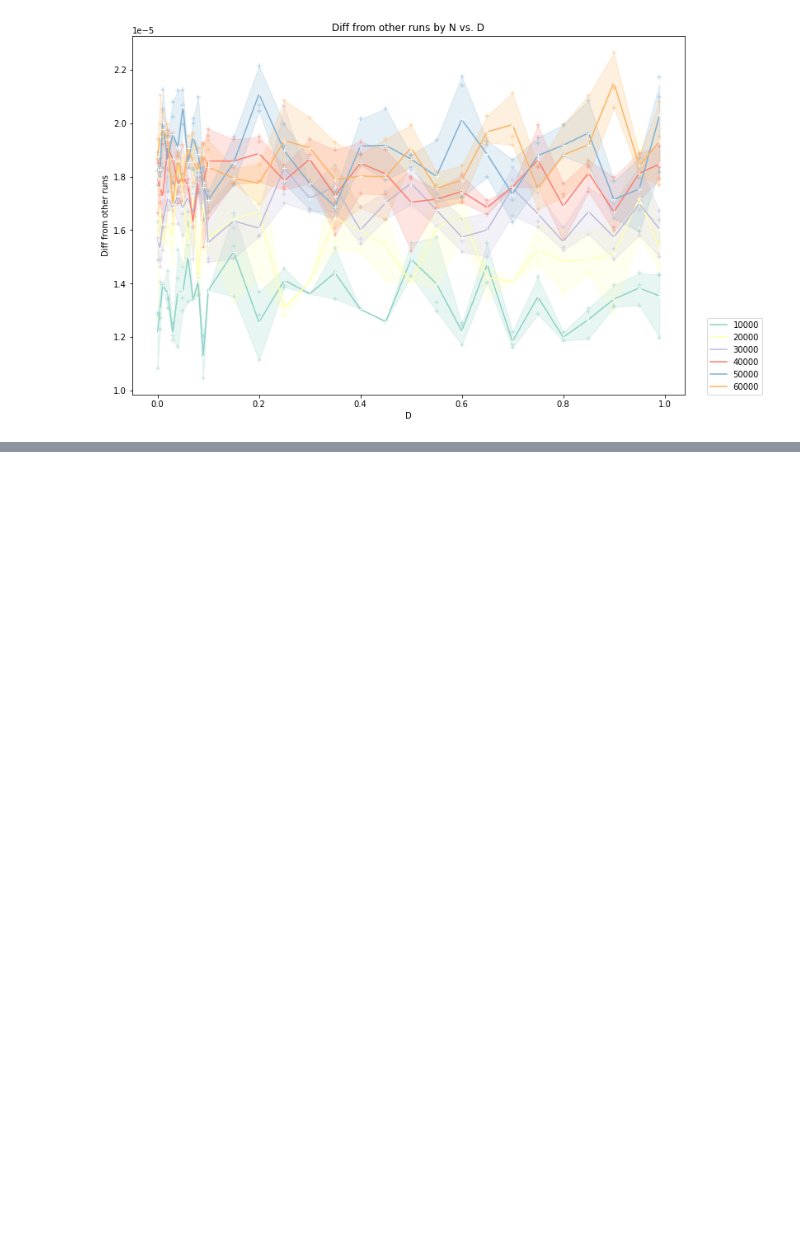
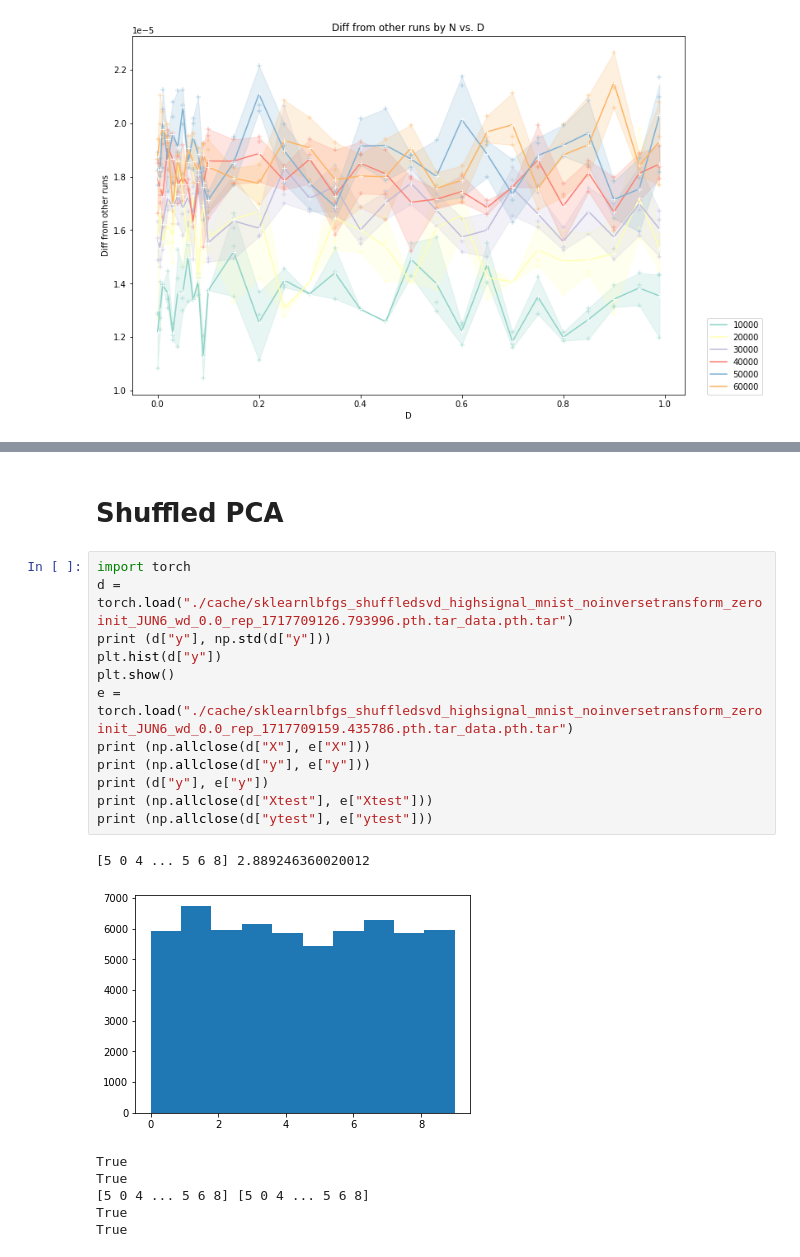
Before and after one commit to anhhuyalex/renormalization, a Jupyter notebook: tensornetworks/analysis_2.ipynb, the cells around one changed output, grey strips where cells are left out. Saved outputs shown, nothing was run; the diff lists cells and outputs as text; blank space fills up the shorter version.

```diff
--- a/tensornetworks/analysis_2.ipynb
+++ b/tensornetworks/analysis_2.ipynb
@@ -60,0 +61,22 @@ P None num runs 76
+# %% [markdown]
+# Shuffled PCA
+# %%
+import torch
+d = torch.load("./cache/sklearnlbfgs_shuffledsvd_highsignal_mnist_noinversetransform_zeroinit_JUN6_wd_0.0_rep_1717709126.793996.pth.tar_data.pth.tar")
+print (d["y"], np.std(d["y"]))
+plt.hist(d["y"])
+plt.show()
+e = torch.load("./cache/sklearnlbfgs_shuffledsvd_highsignal_mnist_noinversetransform_zeroinit_JUN6_wd_0.0_rep_1717709159.435786.pth.tar_data.pth.tar")
+print (np.allclose(d["X"], e["X"]))
+print (np.allclose(d["y"], e["y"]))
+print (d["y"], e["y"])
+print (np.allclose(d["Xtest"], e["Xtest"]))
+print (np.allclose(d["ytest"], e["ytest"]))
+# %% [output]
+[5 0 4 ... 5 6 8] 2.889246360020012
+[figure, added]
+True
+True
+[5 0 4 ... 5 6 8] [5 0 4 ... 5 6 8]
+True
+True
```
Also changed, not shown: parts of 2 cells of this notebook, 2 other files.
